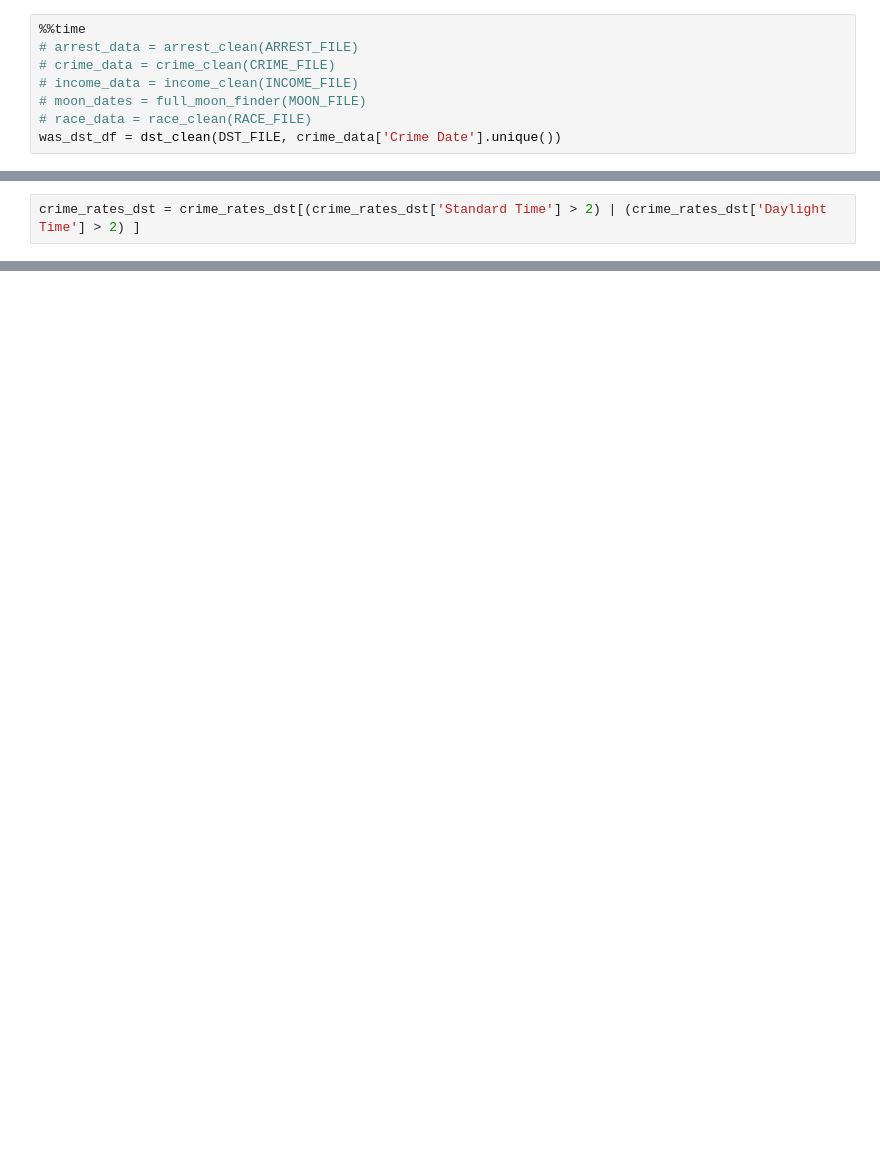
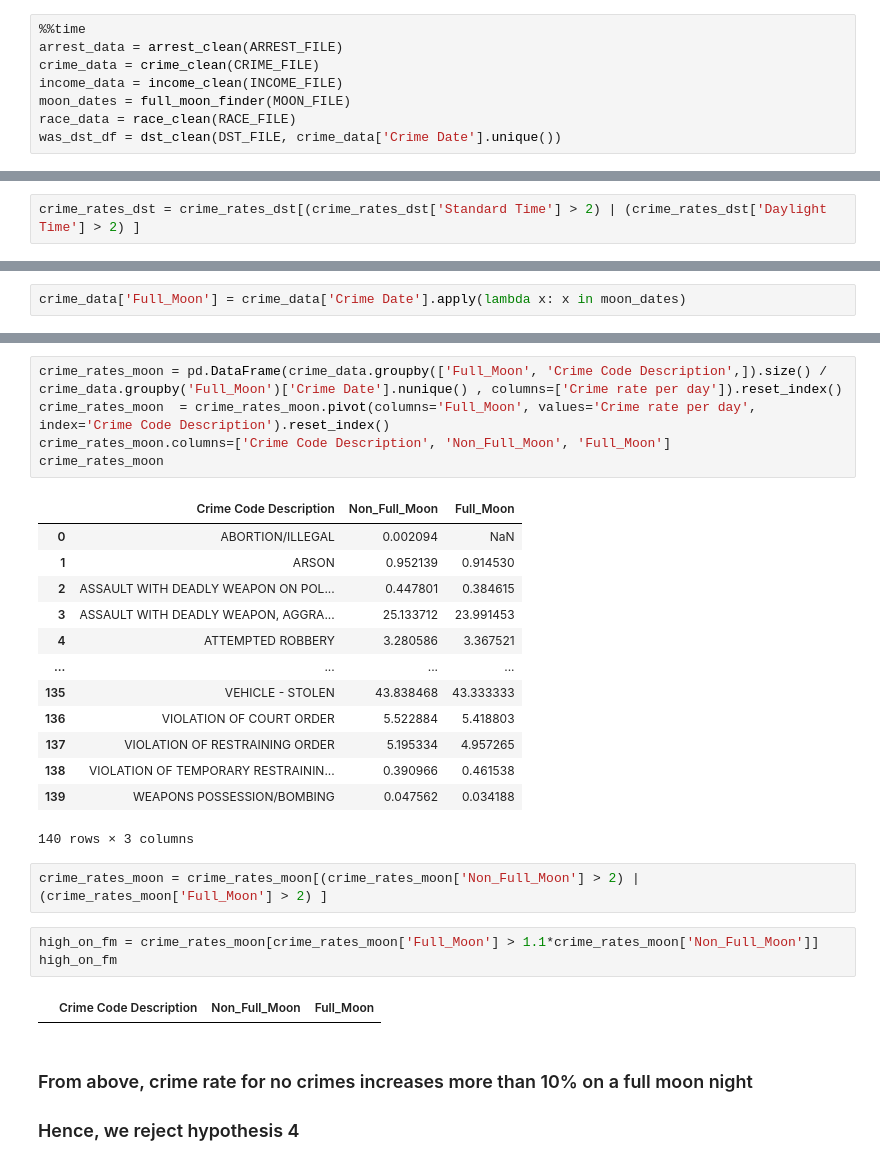
Before and after one commit to harsh-bat/2021_Spring_finals, a Jupyter notebook: Final.ipynb, the cells around one changed output, grey strips where cells are left out. Saved outputs shown, nothing was run; the diff lists cells and outputs as text; blank space fills up the shorter version.

```diff
--- a/Final.ipynb
+++ b/Final.ipynb
@@ -16,10 +16,10 @@ DST_FILE = 'data/dst.csv'
 RACE_FILE = 'data/LARace.csv'
 # %%
 %%time
-# arrest_data = arrest_clean(ARREST_FILE)
-# crime_data = crime_clean(CRIME_FILE)
-# income_data = income_clean(INCOME_FILE)
-# moon_dates = full_moon_finder(MOON_FILE)
-# race_data = race_clean(RACE_FILE)
+arrest_data = arrest_clean(ARREST_FILE)
+crime_data = crime_clean(CRIME_FILE)
+income_data = income_clean(INCOME_FILE)
+moon_dates = full_moon_finder(MOON_FILE)
+race_data = race_clean(RACE_FILE)
 was_dst_df = dst_clean(DST_FILE, crime_data['Crime Date'].unique())
 # %% [output]
@@ -193,0 +200,2 @@ plot_daylight_crime_rate(low_on_dst['Crime Code Description'].to_list())
+# %%
+crime_data['Full_Moon'] = crime_data['Crime Date'].apply(lambda x: x in moon_dates)
@@ -193,0 +206,29 @@ plot_daylight_crime_rate(low_on_dst['Crime Code Description'].to_list())
+# %%
+crime_rates_moon = pd.DataFrame(crime_data.groupby(['Full_Moon', 'Crime Code Description',]).size() / crime_data.groupby('Full_Moon')['Crime Date'].nunique() , columns=['Crime rate per day']).reset_index()
+crime_rates_moon  = crime_rates_moon.pivot(columns='Full_Moon', values='Crime rate per day', index='Crime Code Description').reset_index()
+crime_rates_moon.columns=['Crime Code Description', 'Non_Full_Moon', 'Full_Moon']
+crime_rates_moon
+# %% [output]
+|  | Crime Code Description | Non_Full_Moon | Full_Moon |
+| 0 | ABORTION/ILLEGAL | 0.002094 | NaN |
+| 1 | ARSON | 0.952139 | 0.914530 |
+| 2 | ASSAULT WITH DEADLY WEAPON ON POL... | 0.447801 | 0.384615 |
+| 3 | ASSAULT WITH DEADLY WEAPON, AGGRA... | 25.133712 | 23.991453 |
+| 4 | ATTEMPTED ROBBERY | 3.280586 | 3.367521 |
+| ... | ... | ... | ... |
+| 135 | VEHICLE - STOLEN | 43.838468 | 43.333333 |
+| 136 | VIOLATION OF COURT ORDER | 5.522884 | 5.418803 |
+| 137 | VIOLATION OF RESTRAINING ORDER | 5.195334 | 4.957265 |
+| 138 | VIOLATION OF TEMPORARY RESTRAININ... | 0.390966 | 0.461538 |
+| 139 | WEAPONS POSSESSION/BOMBING | 0.047562 | 0.034188 |
+140 rows × 3 columns
+# %%
+crime_rates_moon = crime_rates_moon[(crime_rates_moon['Non_Full_Moon'] > 2) | (crime_rates_moon['Full_Moon'] > 2) ]
+# %%
+high_on_fm = crime_rates_moon[crime_rates_moon['Full_Moon'] > 1.1*crime_rates_moon['Non_Full_Moon']]
+high_on_fm
+# %% [output]
+|  | Crime Code Description | Non_Full_Moon | Full_Moon |
+# %% [markdown]
+### From above, crime rate for no crimes increases more than 10% on a full moon night
+### Hence, we reject hypothesis 4
```
Also changed, not shown: parts of 21 cells of this notebook, 1 other file.
